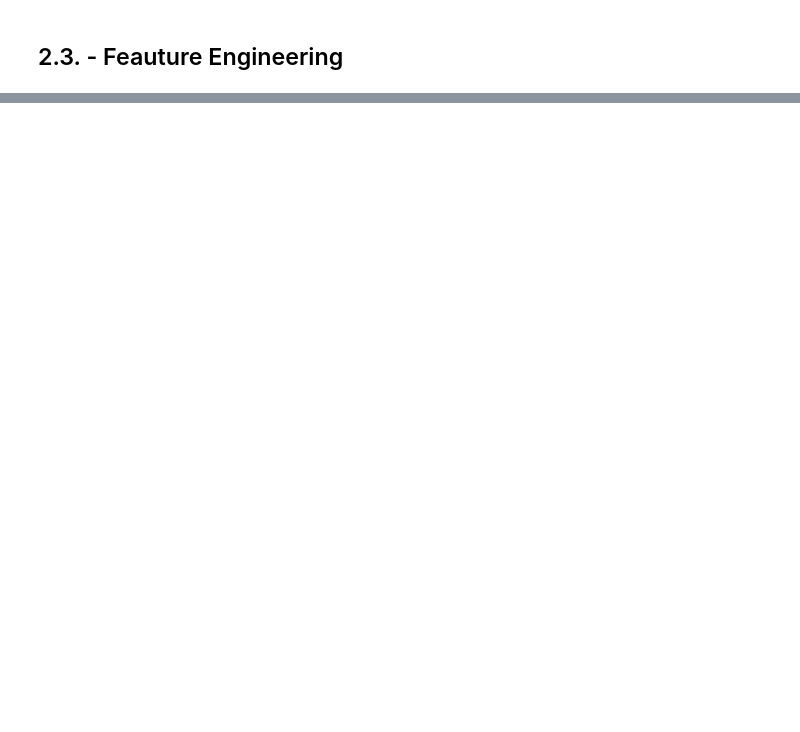
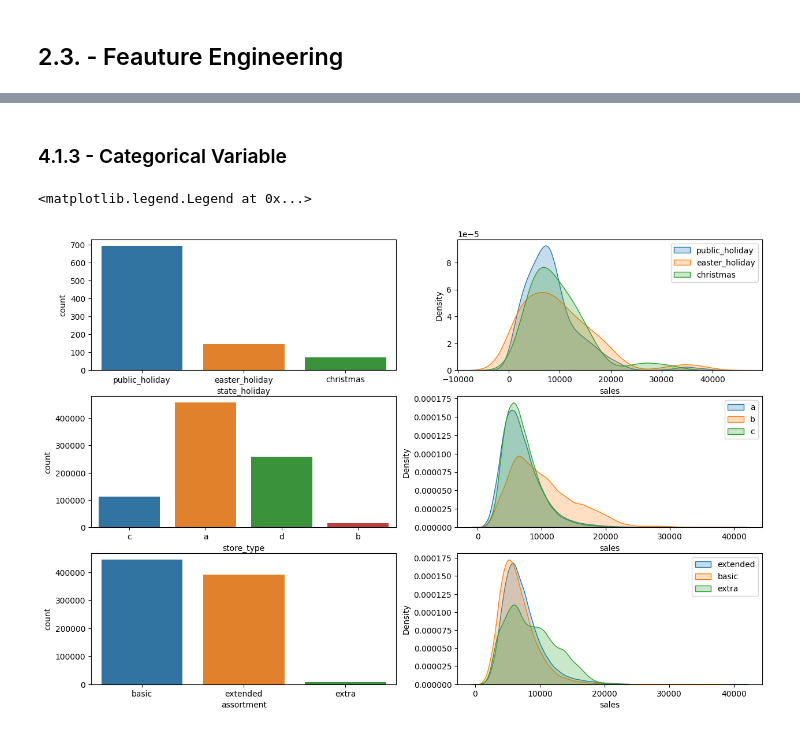
Before and after one commit to OscarFantozzi/Rossmann-Sales, a Jupyter notebook: rossmann_sales.ipynb, the cells around one changed output, grey strips where cells are left out. Drawn from its saved outputs; the diff is of its cells as text; code cells hidden in the pictures; blank space fills up the shorter version.

```diff
--- a/rossmann_sales.ipynb
+++ b/rossmann_sales.ipynb
@@ -478,0 +517,40 @@ df3 = df3.drop( cols_drop, axis = 1  )
+# %% [markdown]
+### 4.1.3 - Categorical Variable
+# %%
+plt.figure( figsize = ( 15,10 ) )
+plt.subplot( 3, 2 , 1 )
+# filtro o df removendo o regular_day
+a = df4.loc[ df4['state_holiday'] != 'regular_day', : ]
+
+# state_holiday
+sns.countplot( a, x = 'state_holiday')
+
+# distribuição do state_holiday
+plt.subplot( 3 , 2 , 2 )
+sns.kdeplot( df4.loc[ df4['state_holiday'] == 'public_holiday', 'sales' ], label = 'public_holiday', fill = True )
+sns.kdeplot( df4.loc[ df4['state_holiday'] == 'easter_holiday', 'sales' ], label = 'easter_holiday', fill = True )
+sns.kdeplot( df4.loc[ df4['state_holiday'] == 'christmas', 'sales' ], label = 'christmas', fill = True )
+plt.legend()
+
+# store_type
+plt.subplot( 3, 2 , 3 )
+sns.countplot( data = df4, x = 'store_type'  )
+
+plt.subplot( 3, 2 , 4 )
+sns.kdeplot( df4.loc[ df4['store_type'] == 'a', 'sales' ], label = 'a', fill = True )
+sns.kdeplot( df4.loc[ df4['store_type'] == 'b', 'sales' ], label = 'b', fill = True )
+sns.kdeplot( df4.loc[ df4['store_type'] == 'c', 'sales' ], label = 'c', fill = True )
+plt.legend()
+
+# assortment
+plt.subplot( 3, 2 , 5 )
+sns.countplot( data = df4 , x = 'assortment' )
+
+plt.subplot( 3, 2 , 6 )
+sns.kdeplot( df4.loc[ df4['assortment'] == 'extended', 'sales' ], label = 'extended', fill = True )
+sns.kdeplot( df4.loc[ df4['assortment'] == 'basic', 'sales' ], label = 'basic', fill = True )
+sns.kdeplot( df4.loc[ df4['assortment'] == 'extra', 'sales' ], label = 'extra', fill = True )
+plt.legend()
+# %% [output]
+<matplotlib.legend.Legend at 0x...>
+[figure, added]
```
Also changed, not shown: parts of 62 cells of this notebook.
